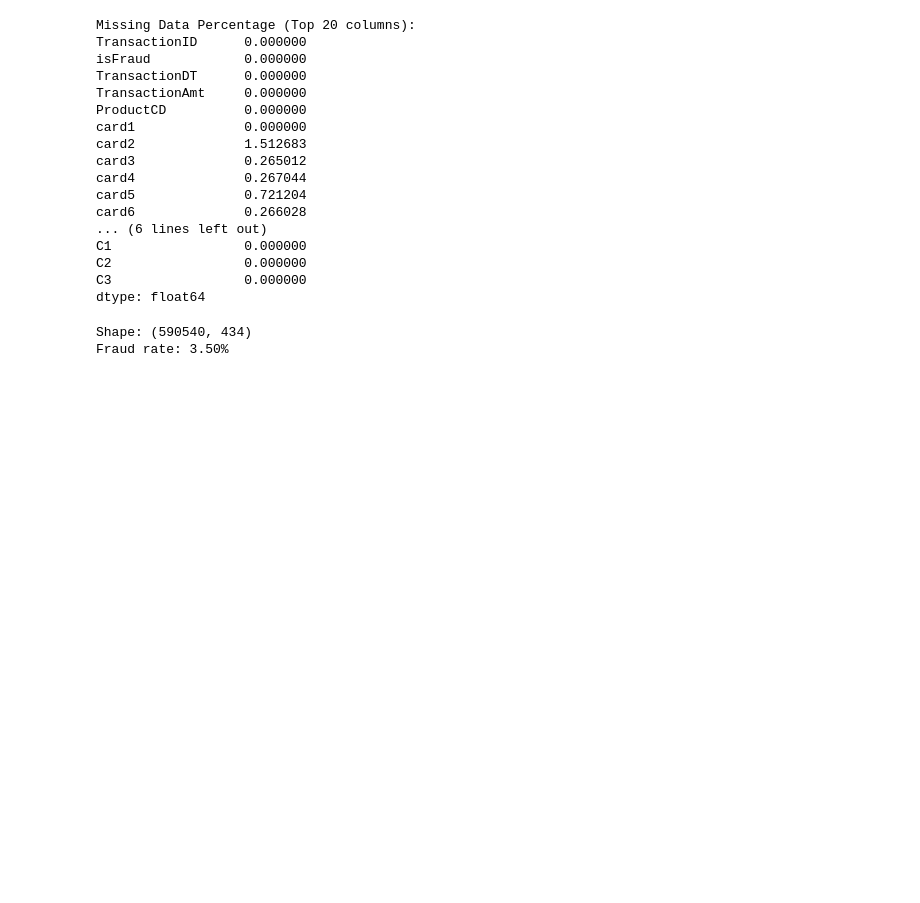
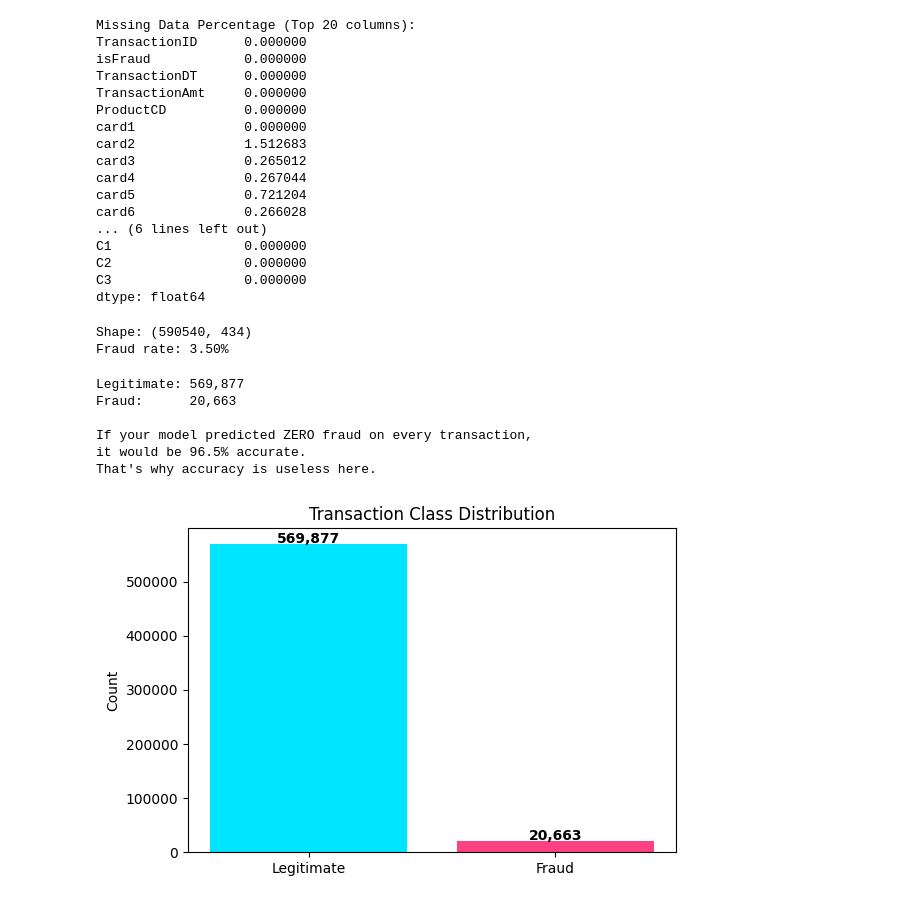
Before and after one commit to asdmhdibcu/fraud-detection-system, a Jupyter notebook: notebooks/01_eda.ipynb, the cells around one changed output. Drawn from its saved outputs; the diff is of its cells as text; code cells hidden in the pictures; blank space fills up the shorter version.

```diff
--- a/notebooks/01_eda.ipynb
+++ b/notebooks/01_eda.ipynb
@@ -73,3 +72,33 @@ print(f"Fraud rate: {df['isFraud'].mean()*100:.2f}%")
 # %% [output]
 Shape: (590540, 434)
 Fraud rate: 3.50%
+# %%
+fraud = df['isFraud'].value_counts()
+print(f"Legitimate: {fraud[0]:,}")
+print(f"Fraud:      {fraud[1]:,}")
+print()
+print(f"If your model predicted ZERO fraud on every transaction,")
+print(f"it would be {fraud[0]/len(df)*100:.1f}% accurate.")
+print(f"That's why accuracy is useless here.")
+# %% [output]
+Legitimate: 569,877
+Fraud:      20,663
+
+If your model predicted ZERO fraud on every transaction,
+it would be 96.5% accurate.
+That's why accuracy is useless here.
+# %%
+import matplotlib.pyplot as plt
+
+fig, ax = plt.subplots(figsize=(6, 4))
+ax.bar(['Legitimate', 'Fraud'],
+       [fraud[0], fraud[1]],
+       color=['#00E5FF', '#FF4081'])
+ax.set_title('Transaction Class Distribution')
+ax.set_ylabel('Count')
+for i, v in enumerate([fraud[0], fraud[1]]):
+    ax.text(i, v + 2000, f'{v:,}', ha='center', fontweight='bold')
+plt.tight_layout()
+plt.show()
+# %% [output]
+[figure, added]
```
Also changed, not shown: parts of 6 cells of this notebook.
